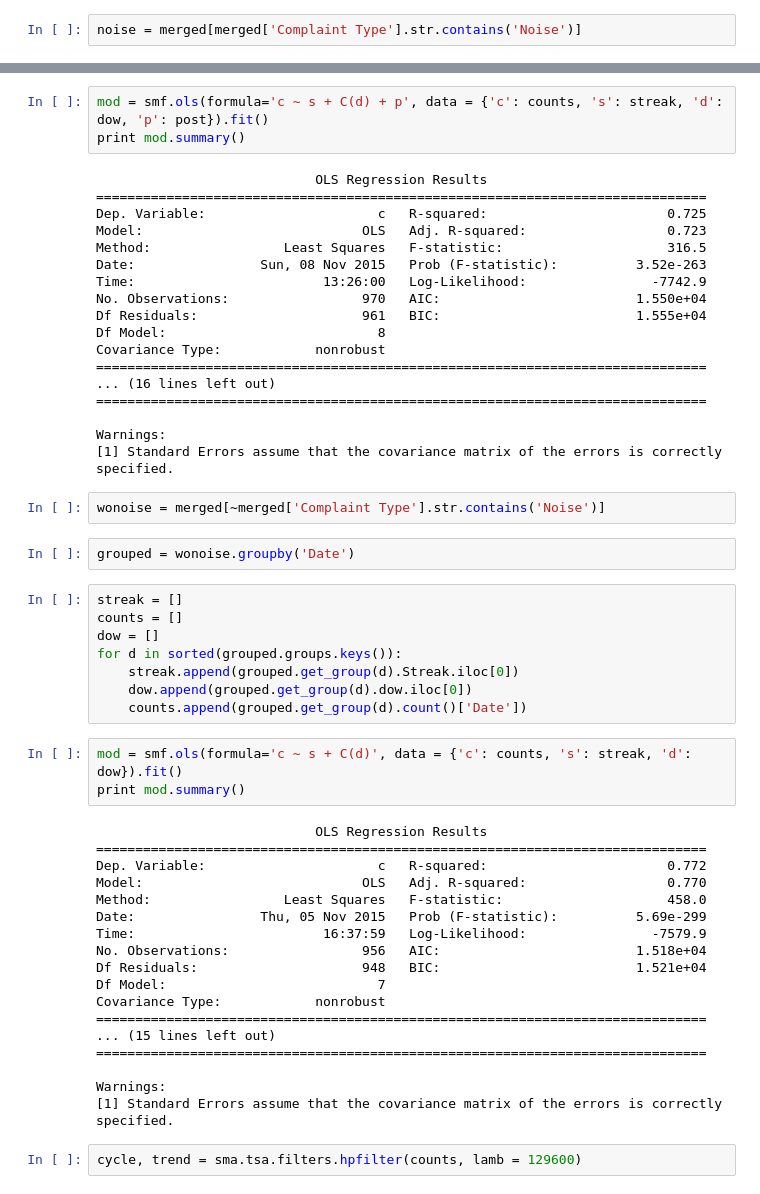
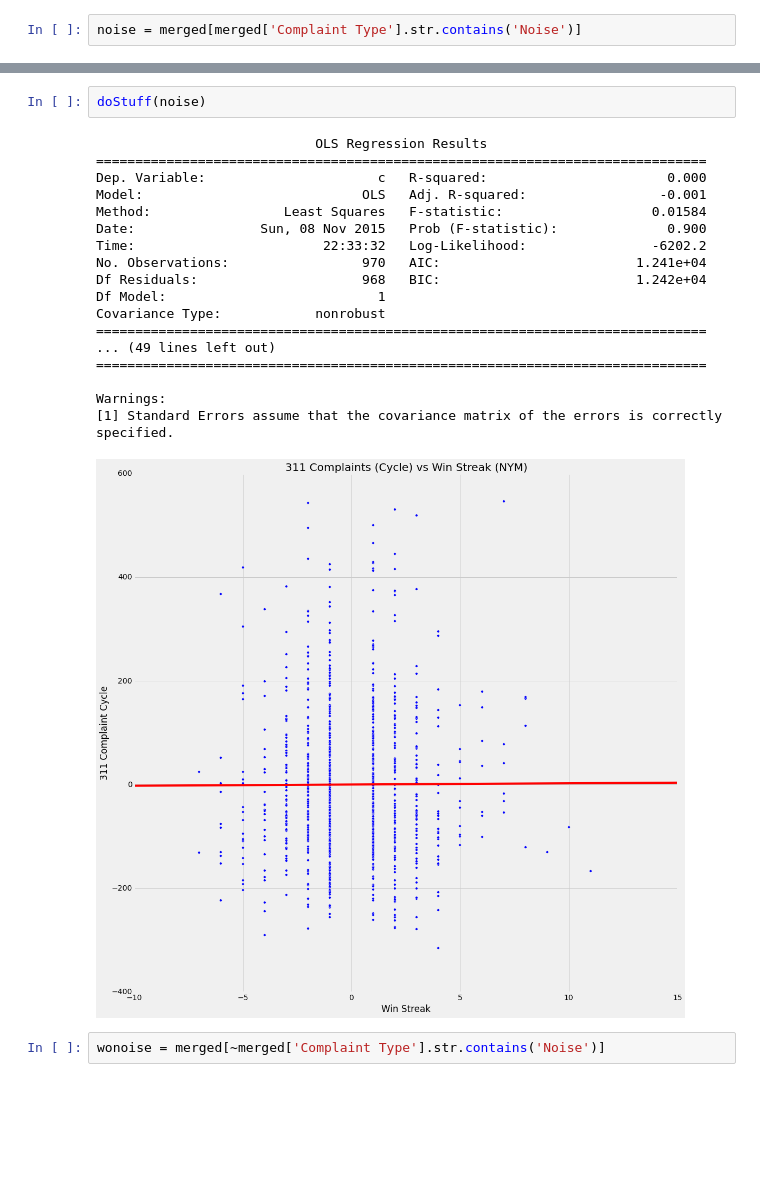
Before and after one commit to docmarionum1/ads_foundations, a Jupyter notebook: 311 - Mets.ipynb, the cells around one changed output, grey strips where cells are left out. Saved outputs shown, nothing was run; the diff lists cells and outputs as text; blank space fills up the shorter version.

```diff
--- a/311 - Mets.ipynb
+++ b/311 - Mets.ipynb
@@ -242,56 +195,23 @@ Warnings:
-# %%
-mod = smf.ols(formula='c ~ s + C(d) + p', data = {'c': counts, 's': streak, 'd': dow, 'p': post}).fit()
-print mod.summary()
-# %% [output]
-                            OLS Regression Results
-==============================================================================
-Dep. Variable:                      c   R-squared:                       0.725
-Model:                            OLS   Adj. R-squared:                  0.723
-Method:                 Least Squares   F-statistic:                     316.5
-Date:                Sun, 08 Nov 2015   Prob (F-statistic):          3.52e-263
-Time:                        13:26:00   Log-Likelihood:                -7742.9
-No. Observations:                 970   AIC:                         1.550e+04
-Df Residuals:                     961   BIC:                         1.555e+04
-Df Model:                           8
-Covariance Type:            nonrobust
-==============================================================================
-... (16 lines left out)
-==============================================================================
-
-Warnings:
-[1] Standard Errors assume that the covariance matrix of the errors is correctly specified.
+# %%
+doStuff(noise)
+# %% [output]
+                            OLS Regression Results
+==============================================================================
+Dep. Variable:                      c   R-squared:                       0.000
+Model:                            OLS   Adj. R-squared:                 -0.001
+Method:                 Least Squares   F-statistic:                   0.01584
+Date:                Sun, 08 Nov 2015   Prob (F-statistic):              0.900
+Time:                        22:33:32   Log-Likelihood:                -6202.2
+No. Observations:                 970   AIC:                         1.241e+04
+Df Residuals:                     968   BIC:                         1.242e+04
+Df Model:                           1
+Covariance Type:            nonrobust
+==============================================================================
+... (49 lines left out)
+==============================================================================
+
+Warnings:
+[1] Standard Errors assume that the covariance matrix of the errors is correctly specified.
+[figure, added]
 # %%
 wonoise = merged[~merged['Complaint Type'].str.contains('Noise')]
-# %%
-grouped = wonoise.groupby('Date')
-# %%
-streak = []
-counts = []
-dow = []
-for d in sorted(grouped.groups.keys()):
-    streak.append(grouped.get_group(d).Streak.iloc[0])
-    dow.append(grouped.get_group(d).dow.iloc[0])
-    counts.append(grouped.get_group(d).count()['Date'])
-# %%
-mod = smf.ols(formula='c ~ s + C(d)', data = {'c': counts, 's': streak, 'd': dow}).fit()
-print mod.summary()
-# %% [output]
-                            OLS Regression Results
-==============================================================================
-Dep. Variable:                      c   R-squared:                       0.772
-Model:                            OLS   Adj. R-squared:                  0.770
-Method:                 Least Squares   F-statistic:                     458.0
-Date:                Thu, 05 Nov 2015   Prob (F-statistic):          5.69e-299
-Time:                        16:37:59   Log-Likelihood:                -7579.9
-No. Observations:                 956   AIC:                         1.518e+04
-Df Residuals:                     948   BIC:                         1.521e+04
-Df Model:                           7
-Covariance Type:            nonrobust
-==============================================================================
-... (15 lines left out)
-==============================================================================
-
-Warnings:
-[1] Standard Errors assume that the covariance matrix of the errors is correctly specified.
-# %%
-cycle, trend = sma.tsa.filters.hpfilter(counts, lamb = 129600)
```
Also changed, not shown: parts of 19 cells of this notebook, 7 other files.
